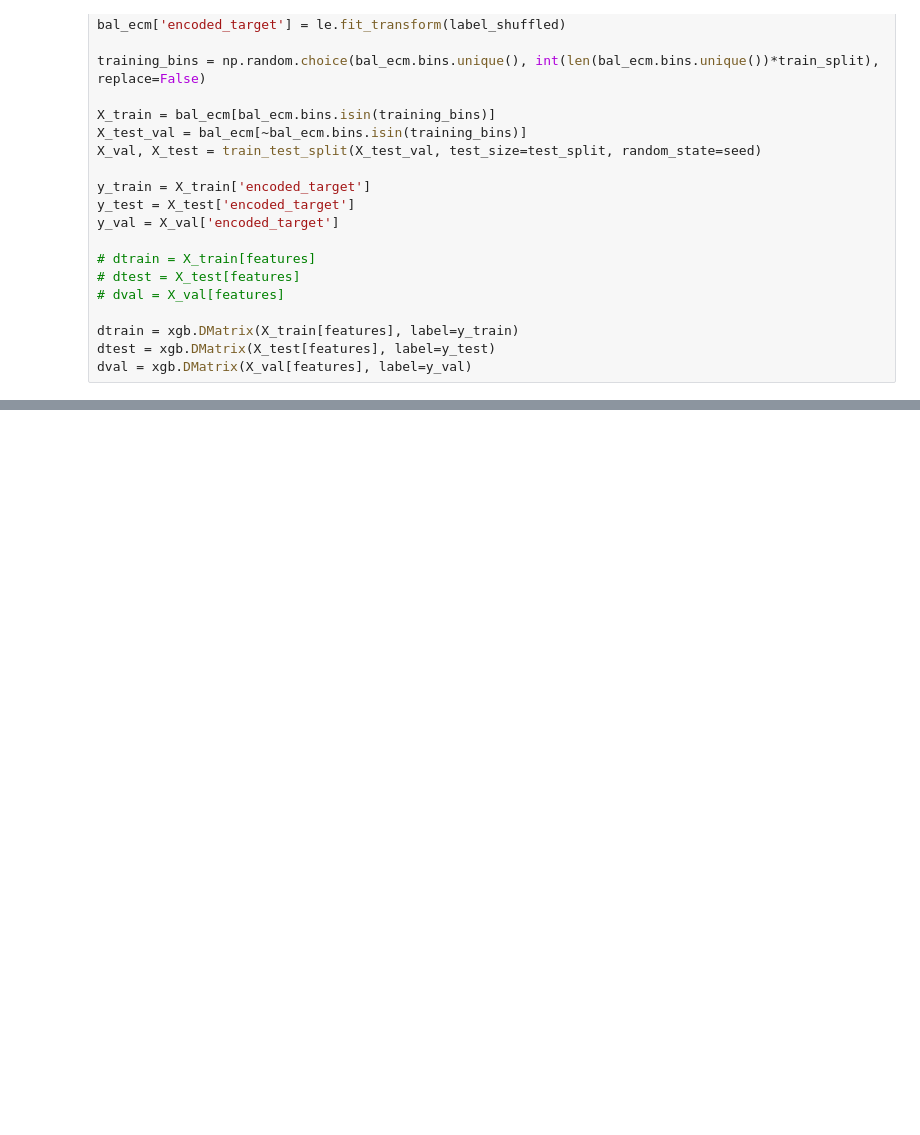
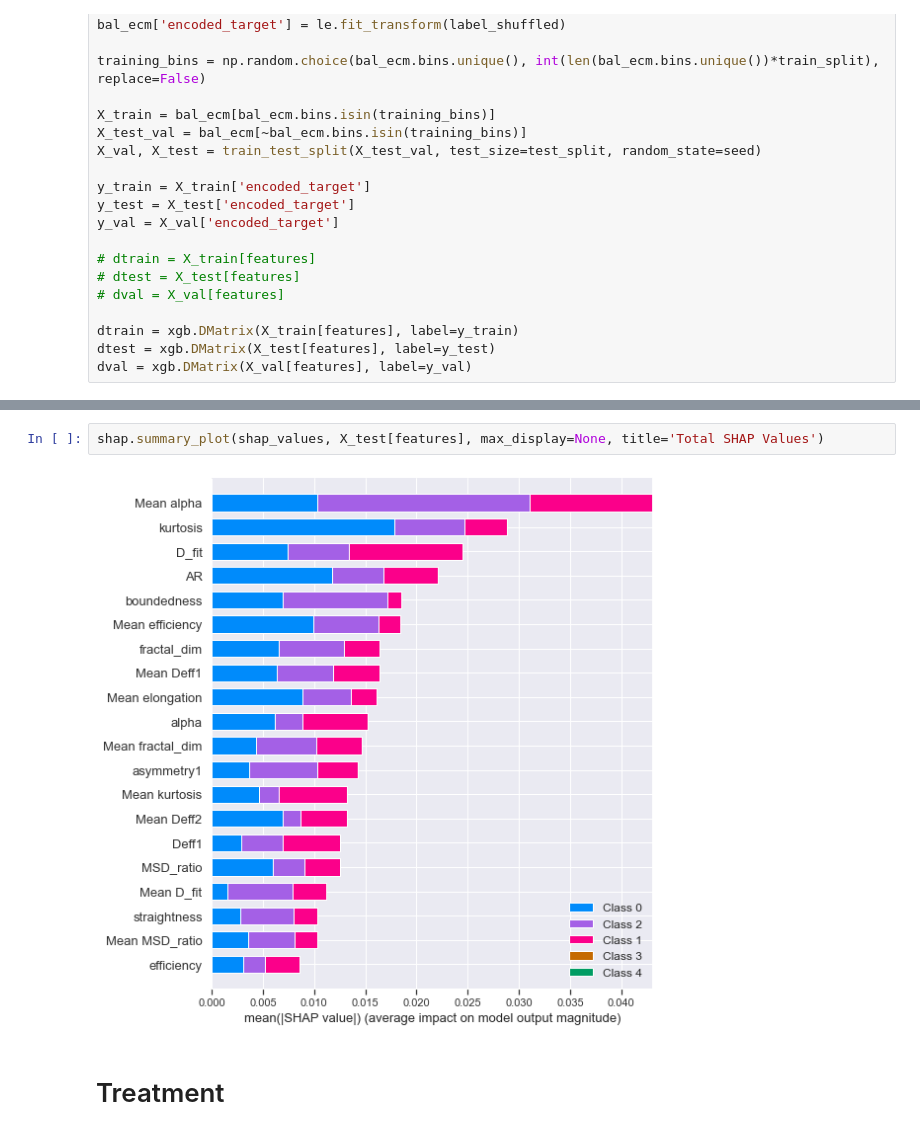
Before and after one commit to Nance-Lab/diff_predictor, a Jupyter notebook: notebooks/y_scrambling.ipynb, the cells around one changed output, grey strips where cells are left out. Saved outputs shown, nothing was run; the diff lists cells and outputs as text; blank space fills up the shorter version.

```diff
--- a/notebooks/y_scrambling.ipynb
+++ b/notebooks/y_scrambling.ipynb
@@ -418,0 +414,6 @@ shap.summary_plot(shap_values, X_test[features], class_names=np.array(class_name
+# %%
+shap.summary_plot(shap_values, X_test[features], max_display=None, title='Total SHAP Values')
+# %% [output]
+[figure, added]
+# %% [markdown]
+# Treatment
```
Also changed, not shown: parts of 19 cells of this notebook, 1 other file.
